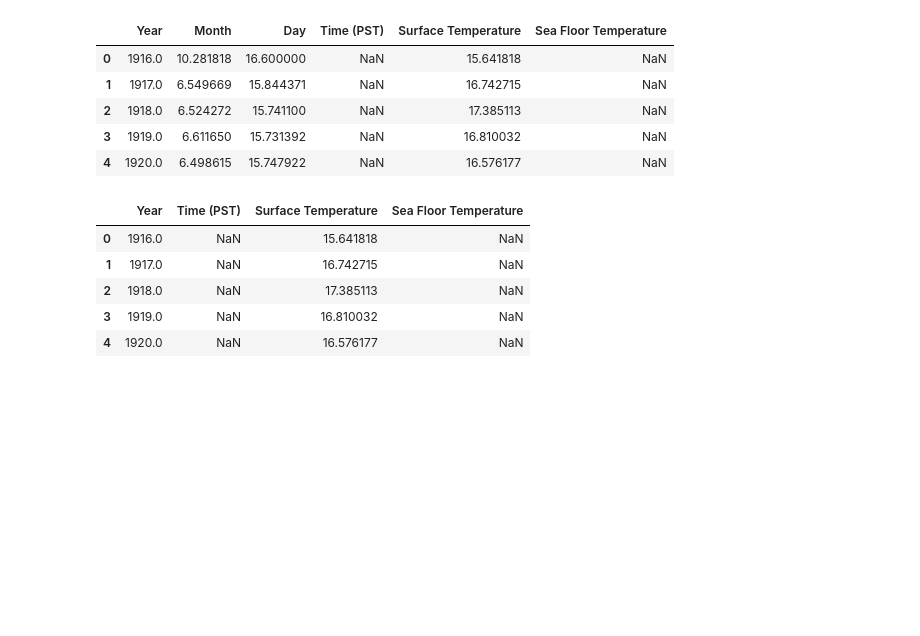
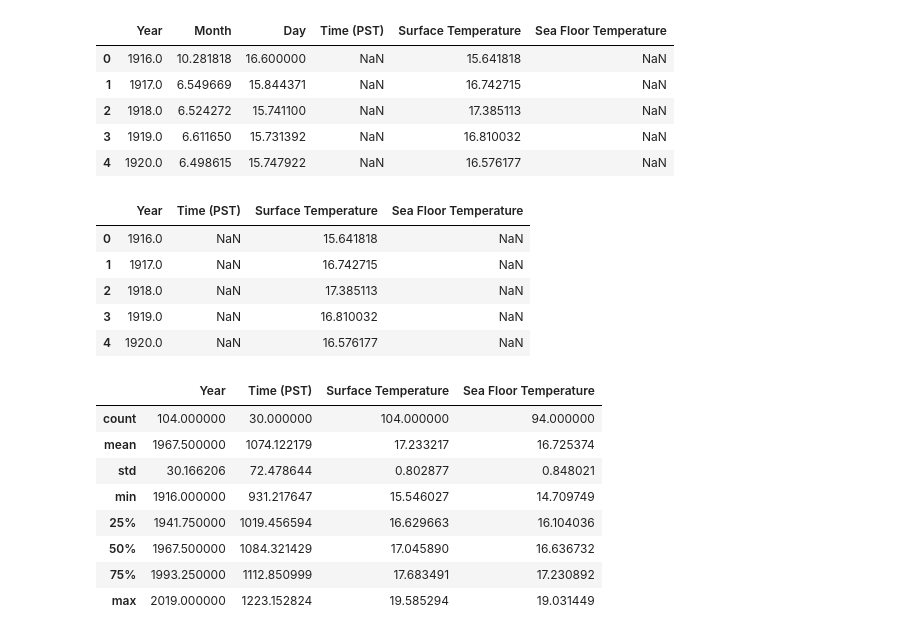
Before and after one commit to giantmagellan/sandiego-climate-analysis, a Jupyter notebook: climate_a.ipynb, the cells around one changed output. Cells and saved outputs as stored; diff of their text form; code cells hidden in the pictures; blank space fills up the shorter version.

```diff
--- a/climate_a.ipynb
+++ b/climate_a.ipynb
@@ -76,3 +76,15 @@ surf_temp_df.head()
 | 2 | 1918.0 | NaN | 17.385113 | NaN |
 | 3 | 1919.0 | NaN | 16.810032 | NaN |
 | 4 | 1920.0 | NaN | 16.576177 | NaN |
+# %%
+surf_temp_df.describe()
+# %% [output]
+|  | Year | Time (PST) | Surface Temperature | Sea Floor Temperature |
+| count | 104.000000 | 30.000000 | 104.000000 | 94.000000 |
+| mean | 1967.500000 | 1074.122179 | 17.233217 | 16.725374 |
+| std | 30.166206 | 72.478644 | 0.802877 | 0.848021 |
+| min | 1916.000000 | 931.217647 | 15.546027 | 14.709749 |
+| 25% | 1941.750000 | 1019.456594 | 16.629663 | 16.104036 |
+| 50% | 1967.500000 | 1084.321429 | 17.045890 | 16.636732 |
+| 75% | 1993.250000 | 1112.850999 | 17.683491 | 17.230892 |
+| max | 2019.000000 | 1223.152824 | 19.585294 | 19.031449 |
```
Also changed, not shown: parts of 3 cells of this notebook, 1 other file.
